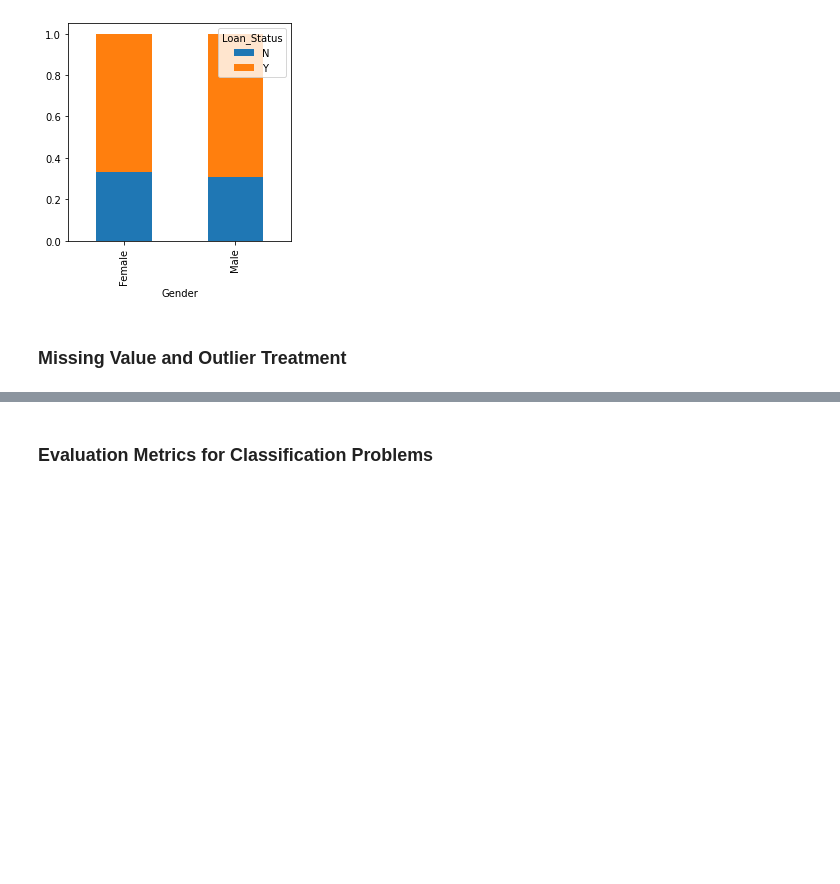
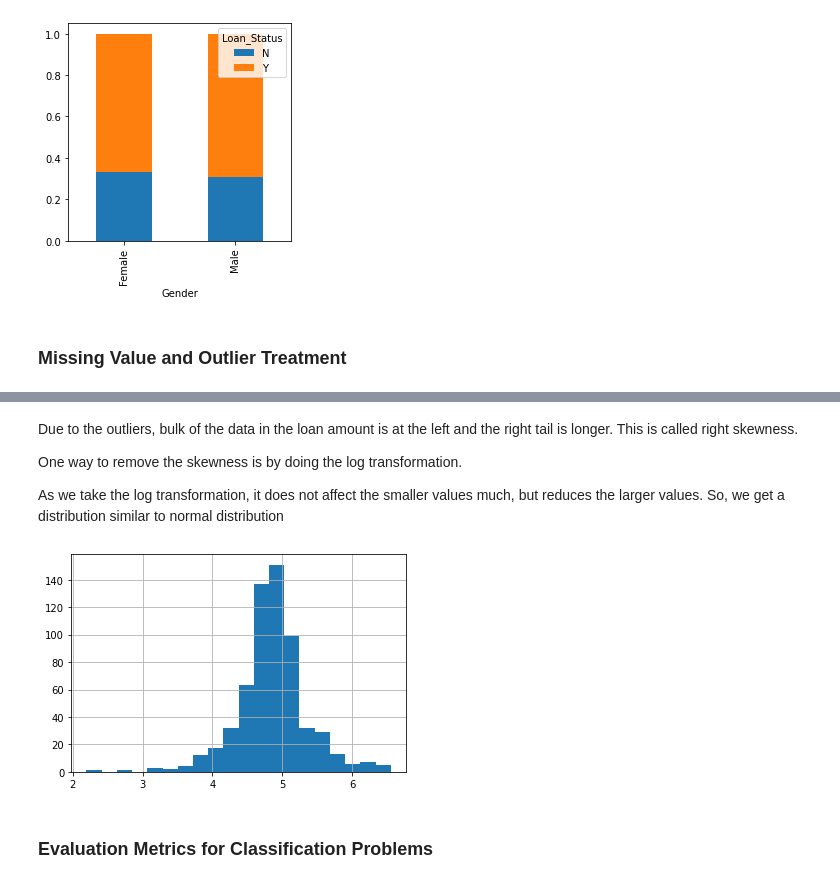
Before and after one commit to nsbisht/S2_Project_AoML_Comparative_Study_of_ML_Classification_Algorithms, a Jupyter notebook: Loan_Prediction/LP.ipynb, the cells around one changed output, grey strips where cells are left out. Cells and saved outputs as stored; diff of their text form; code cells hidden in the pictures; blank space fills up the shorter version.

```diff
--- a/Loan_Prediction/LP.ipynb
+++ b/Loan_Prediction/LP.ipynb
@@ -253,2 +337,14 @@ plt.show()
+# %% [markdown]
+Due to the outliers, bulk of the data in the loan amount is at the left and the right tail is longer. This is called right skewness.
+
+One way to remove the skewness is by doing the log transformation.
+
+As we take the log transformation, it does not affect the smaller values much, but reduces the larger values. So, we get a distribution similar to normal distribution
+# %%
+loan_data['LoanAmount_log'] = np.log(loan_data['LoanAmount'])
+loan_data['LoanAmount_log'].hist(bins=20)
+plt.show()
+# %% [output]
+[figure, added]
 # %% [markdown]
 ### Evaluation Metrics for Classification Problems
```
Also changed, not shown: parts of 20 cells of this notebook, 1 other file.
